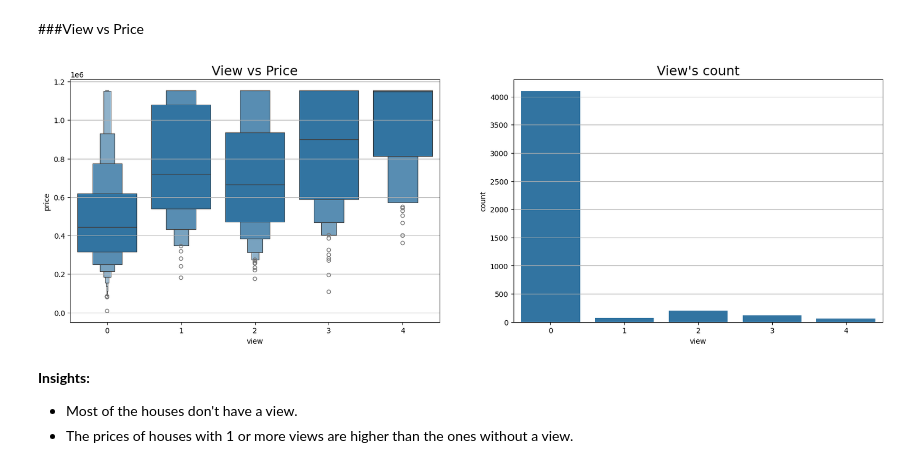
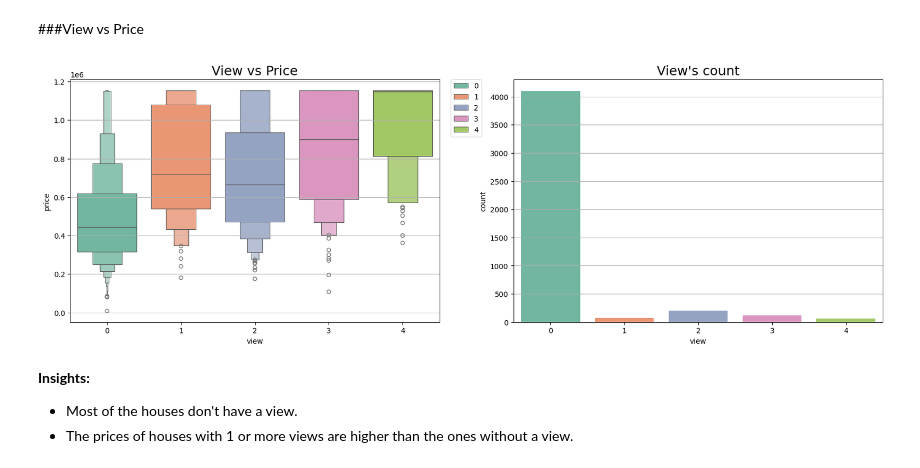
Before and after one commit to MuneefMumthas/CO538-Muneef-22206529, a Jupyter notebook: CO538_CW1_MLProject_Muneef_22206529.ipynb, the cells around one changed output. Saved outputs shown, nothing was run; the diff lists cells and outputs as text; code cells hidden in the pictures.

```diff
--- a/CO538_CW1_MLProject_Muneef_22206529.ipynb
+++ b/CO538_CW1_MLProject_Muneef_22206529.ipynb
@@ -412,21 +424,22 @@ plt.show()
 # %%
 plt.figure(figsize=(20, 6))
 
 # Boxen plot for view vs price
 plt.subplot(1, 2, 1)
 plt.grid(True)
-ax = sns.boxenplot(data=df, x='view', y='price')
+ax = sns.boxenplot(data=df, x='view', y='price', hue='view', palette='Set2')
 ax.set_title('View vs Price', fontdict={'fontsize': 18})
+ax.legend(bbox_to_anchor=(1.03, 1), loc='upper left', borderaxespad=0.)
 
 # Countplot for view
 plt.subplot(1, 2, 2)
 plt.grid(True)
-ax = sns.countplot(x=df['view'])
+ax = sns.countplot(x=df['view'], hue=df['view'], palette='Set2', legend=False)
 ax.set_title('View\'s count', fontdict={'fontsize': 18})
 
 plt.show()
 # %% [output]
-[figure, old version]
+[figure, new version]
 # %% [markdown]
 **Insights:**
 - Most of the houses don't have a view.
```
Also changed, not shown: parts of 59 cells of this notebook.
